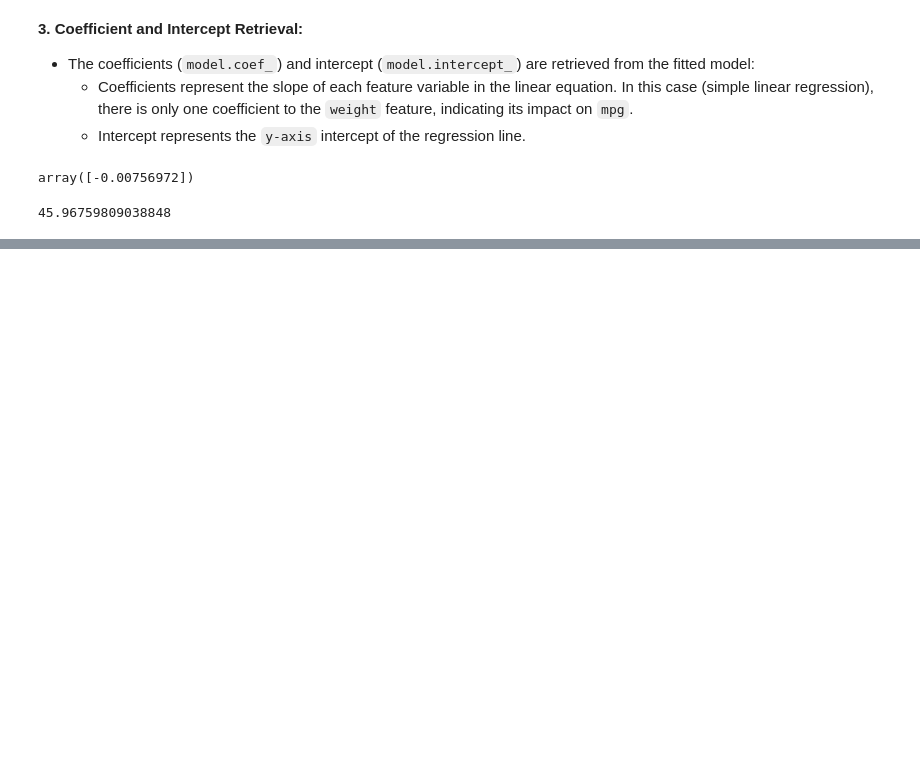
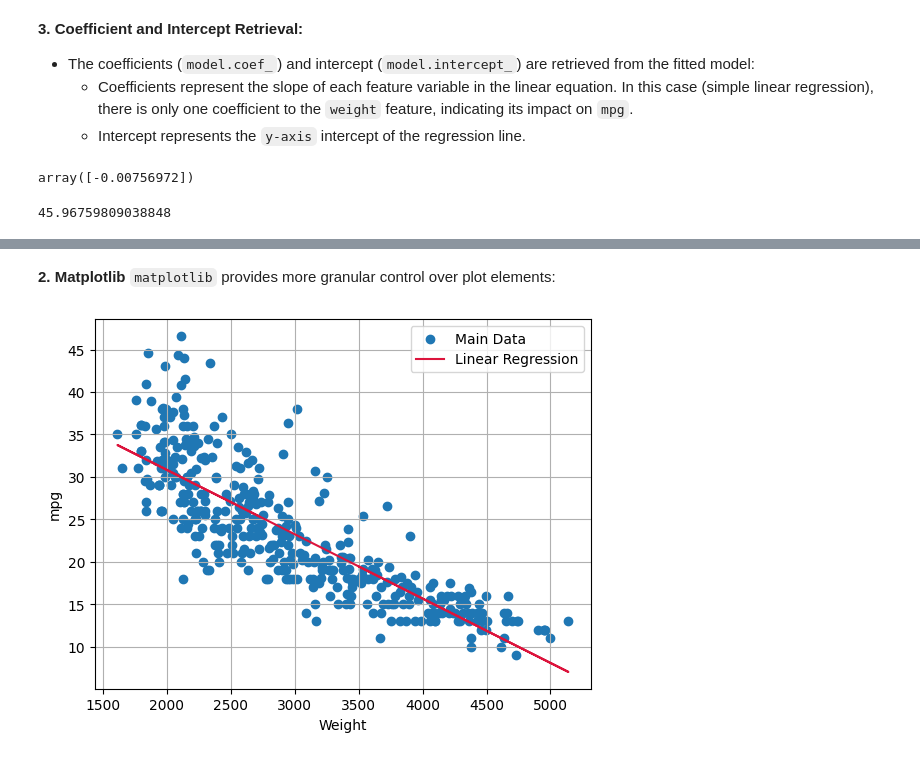
Before and after one commit to farzadasgari/machinepy, a Jupyter notebook: linear-regression.ipynb, the cells around one changed output, grey strips where cells are left out. Cells and saved outputs as stored; diff of their text form; code cells hidden in the pictures; blank space fills up the shorter version.

```diff
--- a/linear-regression.ipynb
+++ b/linear-regression.ipynb
@@ -244,0 +338,14 @@ model.intercept_
+# %% [markdown]
+**2. Matplotlib**
+`matplotlib` provides more granular control over plot elements:
+# %%
+plt.scatter(data['weight'], data['mpg'], label='Main Data')
+plt.plot(data['weight'], model.coef_[0] * data['weight'] + model.intercept_, color='crimson',
+         label='Linear Regression')
+plt.xlabel('Weight')
+plt.ylabel('mpg')
+plt.legend(loc='upper right')
+plt.grid()
+plt.show()
+# %% [output]
+[figure, added]
```
Also changed, not shown: parts of 16 cells of this notebook.
